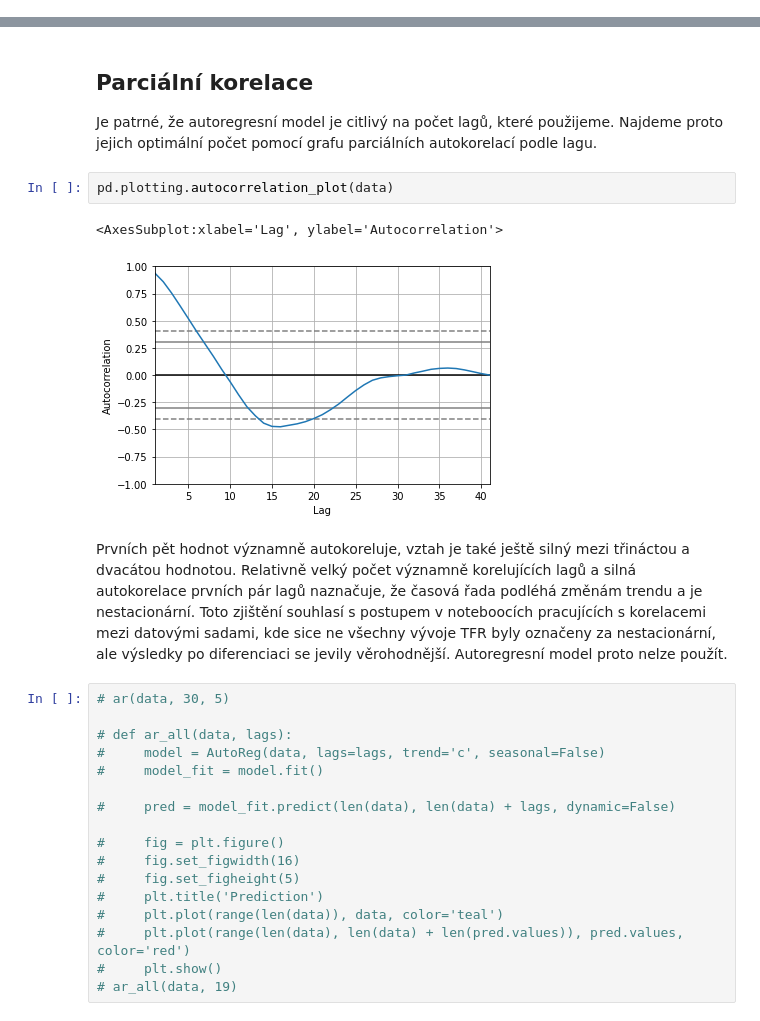
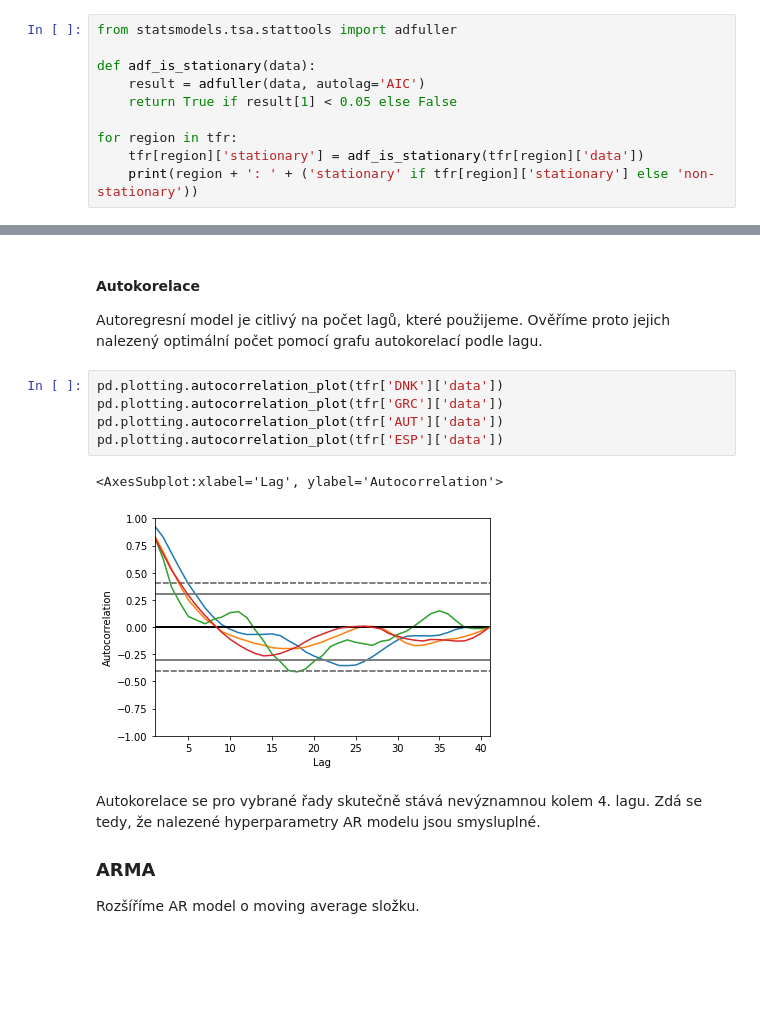
Before and after one commit to opendatalabcz/tfr-dashboard, a Jupyter notebook: data/nb/prediction.ipynb, the cells around one changed output, grey strips where cells are left out. Cells and saved outputs as stored; diff of their text form; blank space fills up the shorter version.

Commit message:
Add TFR prediction

```diff
--- a/data/nb/prediction.ipynb
+++ b/data/nb/prediction.ipynb
@@ -102,0 +89,10 @@ Vyzkoušíme také použít různý počet předchozích hodnot.
+# %%
+from statsmodels.tsa.stattools import adfuller
+
+def adf_is_stationary(data):
+    result = adfuller(data, autolag='AIC')
+    return True if result[1] < 0.05 else False
+
+for region in tfr:
+    tfr[region]['stationary'] = adf_is_stationary(tfr[region]['data'])
+    print(region + ': ' + ('stationary' if tfr[region]['stationary'] else 'non-stationary'))
@@ -139,31 +202,18 @@ ar(data, 30, 13)
 # %% [markdown]
-## Parciální korelace
-Je patrné, že autoregresní model je citlivý na počet lagů, které použijeme.
-Najdeme proto jejich optimální počet pomocí grafu parciálních autokorelací podle lagu.
+#### Autokorelace
+Autoregresní model je citlivý na počet lagů, které použijeme.
+Ověříme proto jejich nalezený optimální počet pomocí grafu autokorelací podle lagu.
-# %%
-pd.plotting.autocorrelation_plot(data)
-# %% [output]
-<AxesSubplot:xlabel='Lag', ylabel='Autocorrelation'>
-[figure, removed]
-# %% [markdown]
-Prvních pět hodnot významně autokoreluje, vztah je také ještě silný mezi třináctou a dvacátou hodnotou.
-Relativně velký počet významně korelujících lagů a silná autokorelace prvních pár lagů naznačuje, že časová řada podléhá změnám trendu a je nestacionární.
-Toto zjištění souhlasí s postupem v noteboocích pracujících s korelacemi mezi datovými sadami, kde sice ne všechny vývoje TFR byly označeny za nestacionární, ale výsledky po diferenciaci se jevily věrohodnější.
-Autoregresní model proto nelze použít.
-# %%
-# ar(data, 30, 5)
-
-# def ar_all(data, lags):
-#     model = AutoReg(data, lags=lags, trend='c', seasonal=False)
-#     model_fit = model.fit()
-
-#     pred = model_fit.predict(len(data), len(data) + lags, dynamic=False)
-
-#     fig = plt.figure()
-#     fig.set_figwidth(16)
-#     fig.set_figheight(5)
-#     plt.title('Prediction')
-#     plt.plot(range(len(data)), data, color='teal')
-#     plt.plot(range(len(data), len(data) + len(pred.values)), pred.values, color='red')
-#     plt.show()
-# ar_all(data, 19)
+# %%
+pd.plotting.autocorrelation_plot(tfr['DNK']['data'])
+pd.plotting.autocorrelation_plot(tfr['GRC']['data'])
+pd.plotting.autocorrelation_plot(tfr['AUT']['data'])
+pd.plotting.autocorrelation_plot(tfr['ESP']['data'])
+# %% [output]
+<AxesSubplot:xlabel='Lag', ylabel='Autocorrelation'>
+[figure, added]
+# %% [markdown]
+Autokorelace se pro vybrané řady skutečně stává nevýznamnou kolem 4. lagu.
+Zdá se tedy, že nalezené hyperparametry AR modelu jsou smysluplné.
+
+### ARMA
+Rozšíříme AR model o moving average složku.
```
Also changed, not shown: parts of 20 cells of this notebook, 3 other files.
